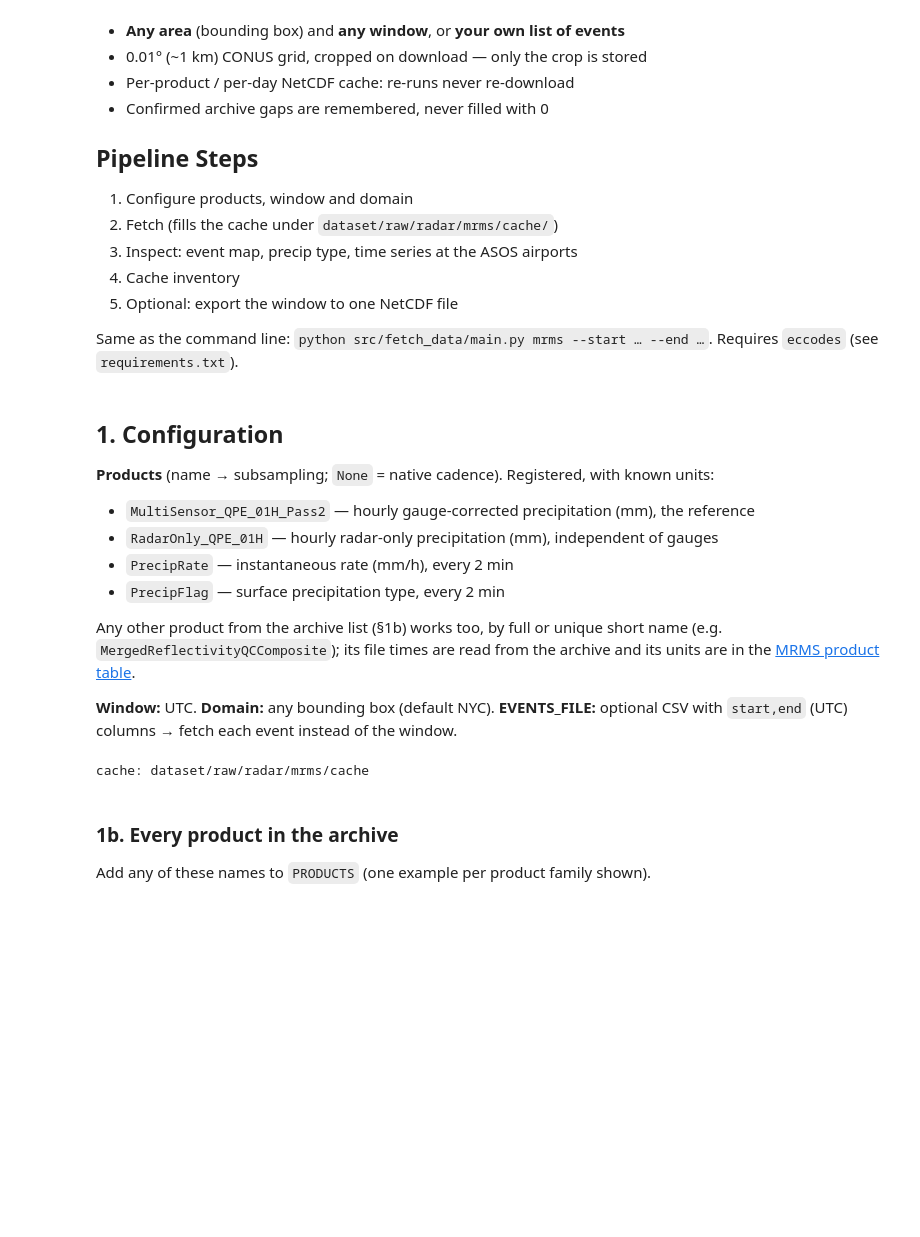
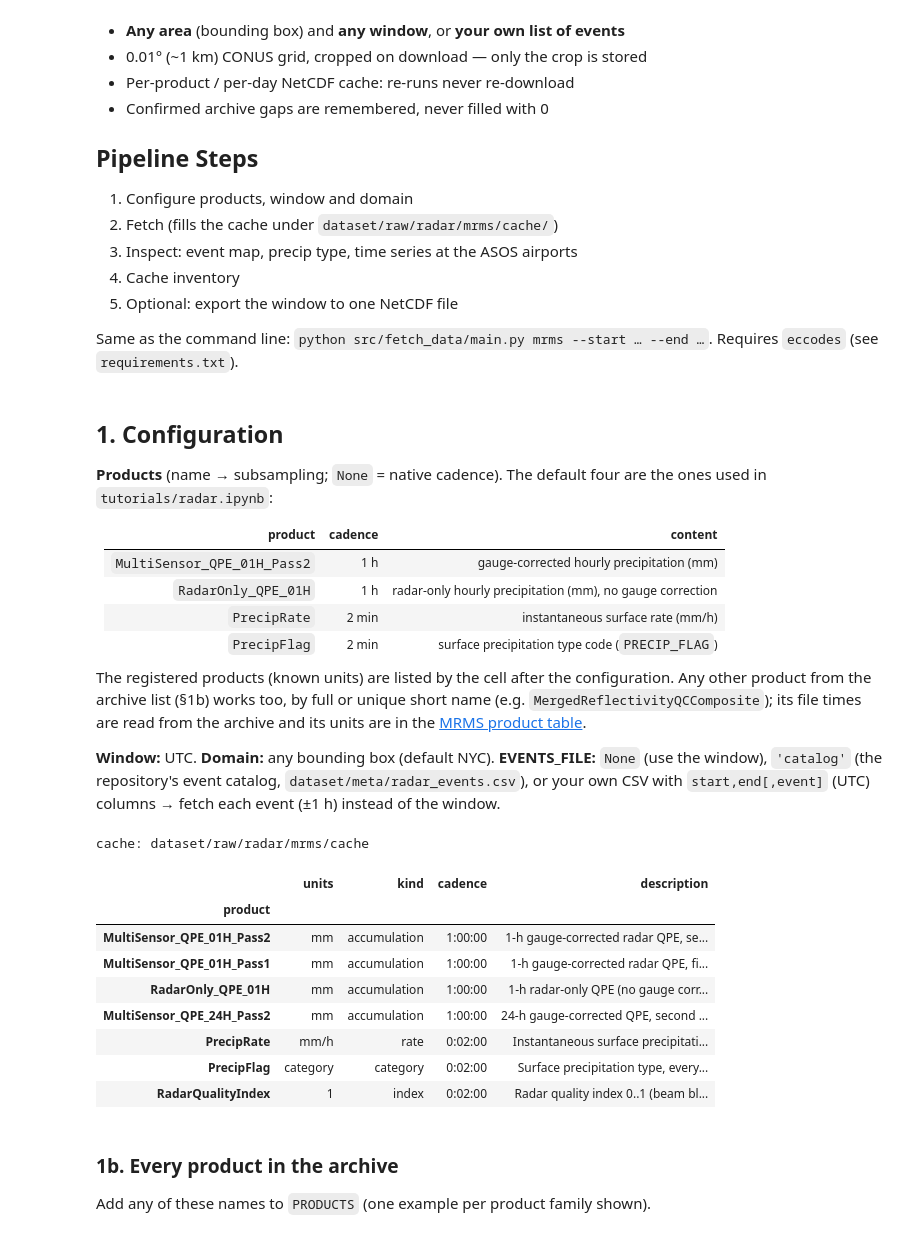
Before and after one commit to drorjac/OpenMesh, a Jupyter notebook: src/fetch_data/mrms/mrms_pipeline.ipynb, the cells around one changed output. Saved outputs shown, nothing was run; the diff lists cells and outputs as text; code cells hidden in the pictures; blank space fills up the shorter version.

```diff
--- a/src/fetch_data/mrms/mrms_pipeline.ipynb
+++ b/src/fetch_data/mrms/mrms_pipeline.ipynb
@@ -25,18 +25,25 @@ Requires `eccodes` (see `requirements.txt`).
 # %% [markdown]
 ## 1. Configuration
 
-**Products** (name → subsampling; `None` = native cadence). Registered, with known units:
-- `MultiSensor_QPE_01H_Pass2` — hourly gauge-corrected precipitation (mm), the reference
-- `RadarOnly_QPE_01H` — hourly radar-only precipitation (mm), independent of gauges
-- `PrecipRate` — instantaneous rate (mm/h), every 2 min
-- `PrecipFlag` — surface precipitation type, every 2 min
+**Products** (name → subsampling; `None` = native cadence). The default four are the ones
+used in `tutorials/radar.ipynb`:
 
+| product | cadence | content |
+|---|---|---|
+| `MultiSensor_QPE_01H_Pass2` | 1 h | gauge-corrected hourly precipitation (mm) |
+| `RadarOnly_QPE_01H` | 1 h | radar-only hourly precipitation (mm), no gauge correction |
+| `PrecipRate` | 2 min | instantaneous surface rate (mm/h) |
+| `PrecipFlag` | 2 min | surface precipitation type code (`PRECIP_FLAG`) |
+
+The registered products (known units) are listed by the cell after the configuration.
 Any other product from the archive list (§1b) works too, by full or unique short name
 (e.g. `MergedReflectivityQCComposite`); its file times are read from the archive and
 its units are in the [MRMS product table](https://www.nssl.noaa.gov/projects/mrms/operational/tables.php).
 
 **Window:** UTC. **Domain:** any bounding box (default NYC).
-**EVENTS_FILE:** optional CSV with `start,end` (UTC) columns → fetch each event instead of the window.
+**EVENTS_FILE:** `None` (use the window), `'catalog'` (the repository's event catalog,
+`dataset/meta/radar_events.csv`), or your own CSV with `start,end[,event]` (UTC) columns →
+fetch each event (±1 h) instead of the window.
 # %%
 import sys
 import warnings
@@ -68,6 +75,20 @@ _cache = Path(client.cache_dir).resolve()
 print('cache:', _cache.relative_to(_repo) if _cache.is_relative_to(_repo) else _cache)
 # %% [output]
 cache: dataset/raw/radar/mrms/cache
+# %%
+from fetch_data.mrms import PRODUCTS as REGISTERED      # the registry (PRODUCTS above = what to fetch)
+pd.DataFrame([dict(product=k, units=p.units, kind=p.kind, cadence=str(p.cadence),
+                   description=p.description) for k, p in REGISTERED.items()]).set_index('product')
+# %% [output]
+|  | units | kind | cadence | description |
+| product |  |  |  |  |
+| MultiSensor_QPE_01H_Pass2 | mm | accumulation | 1:00:00 | 1-h gauge-corrected radar QPE, se... |
+| MultiSensor_QPE_01H_Pass1 | mm | accumulation | 1:00:00 | 1-h gauge-corrected radar QPE, fi... |
+| RadarOnly_QPE_01H | mm | accumulation | 1:00:00 | 1-h radar-only QPE (no gauge corr... |
+| MultiSensor_QPE_24H_Pass2 | mm | accumulation | 1:00:00 | 24-h gauge-corrected QPE, second ... |
+| PrecipRate | mm/h | rate | 0:02:00 | Instantaneous surface precipitati... |
+| PrecipFlag | category | category | 0:02:00 | Surface precipitation type, every... |
+| RadarQualityIndex | 1 | index | 0:02:00 | Radar quality index 0..1 (beam bl... |
 # %% [markdown]
 ### 1b. Every product in the archive
 
```
Also changed, not shown: parts of 4 cells of this notebook, 17 other files.
